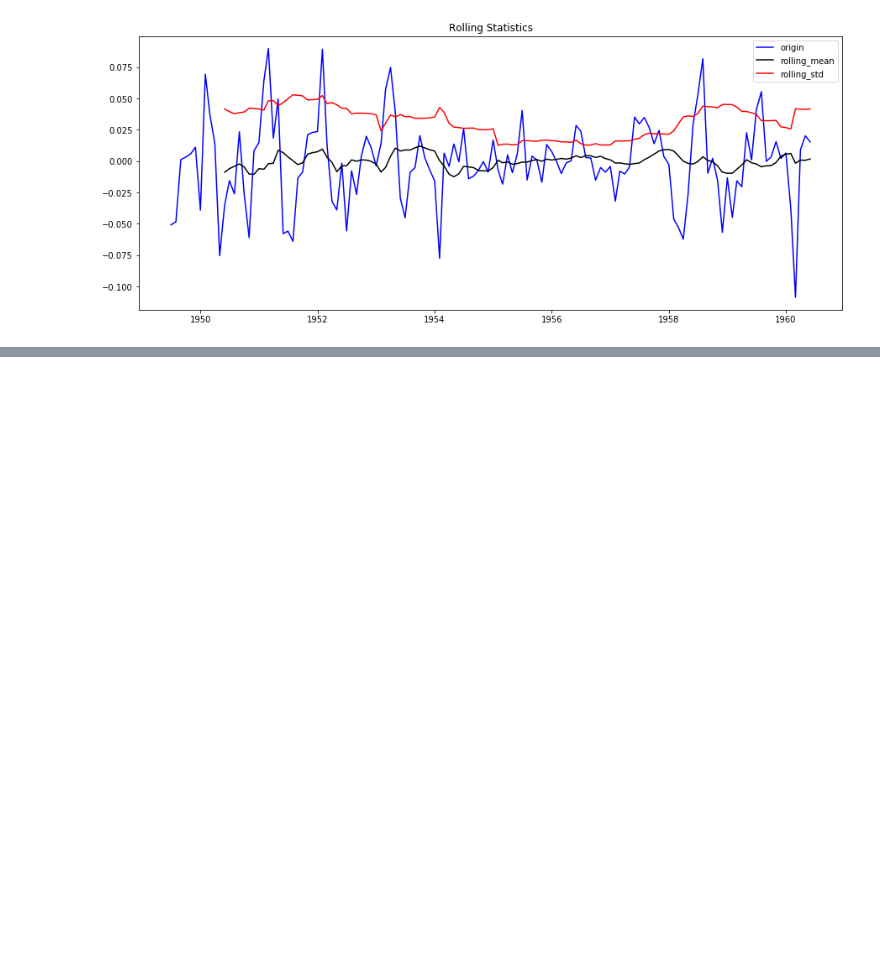
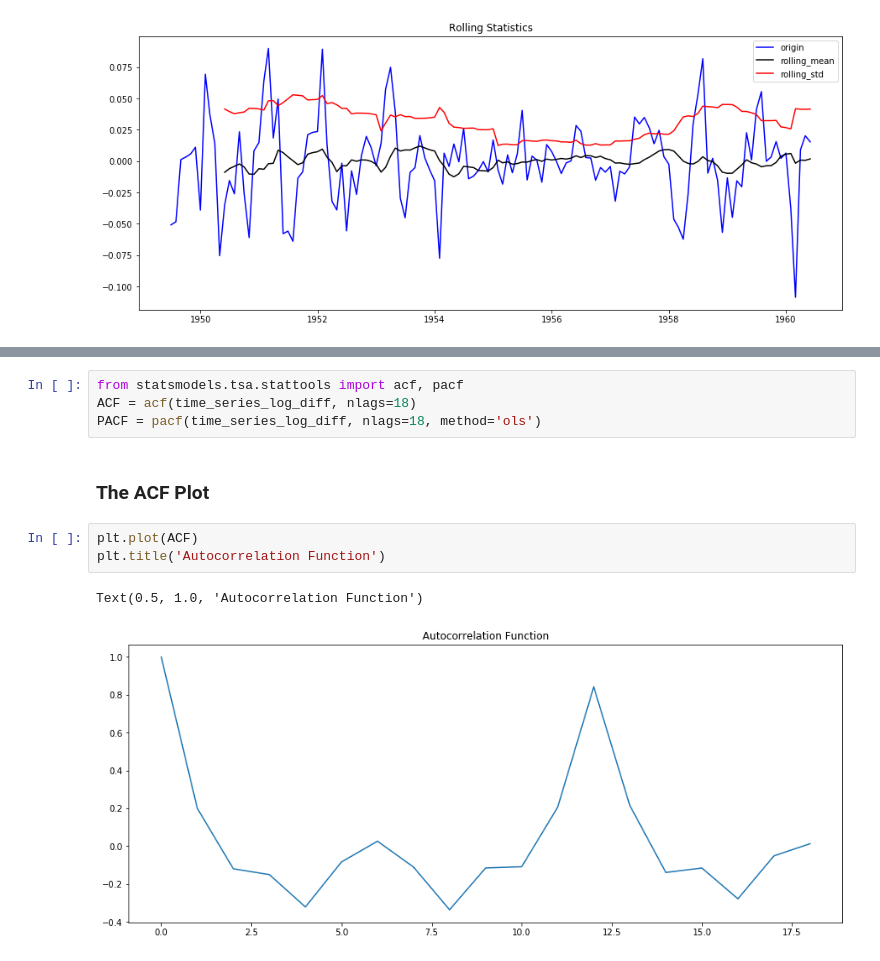
Before and after one commit to adisakshya/time-series-analysis, a Jupyter notebook: Time Series Analysis.ipynb, the cells around one changed output, grey strips where cells are left out. Cells and saved outputs as stored; diff of their text form; blank space fills up the shorter version.

```diff
--- a/Time Series Regression.ipynb
+++ b/Time Series Analysis.ipynb
@@ -262,0 +282,12 @@ rolling_statistics_test(time_series_log_decompose)
+# %%
+from statsmodels.tsa.stattools import acf, pacf
+ACF = acf(time_series_log_diff, nlags=18)
+PACF = pacf(time_series_log_diff, nlags=18, method='ols')
+# %% [markdown]
+### The ACF Plot
+# %%
+plt.plot(ACF)
+plt.title('Autocorrelation Function')
+# %% [output]
+Text(0.5, 1.0, 'Autocorrelation Function')
+[figure, added]
```
Also changed, not shown: parts of 21 cells of this notebook.
